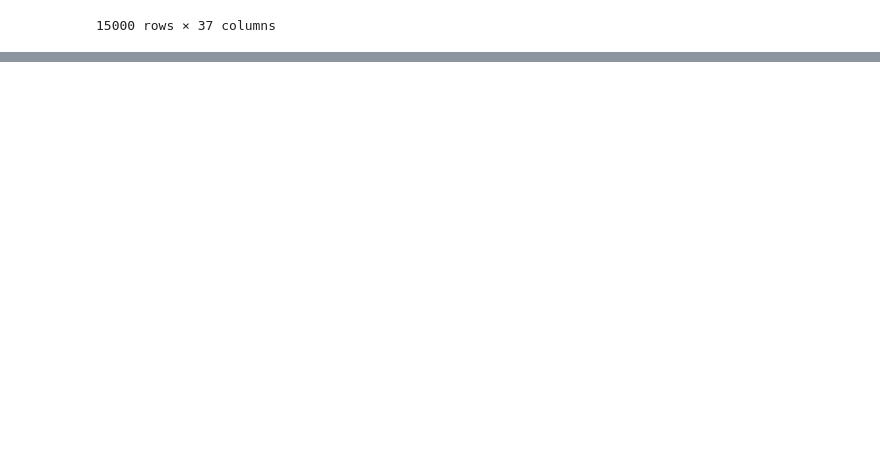
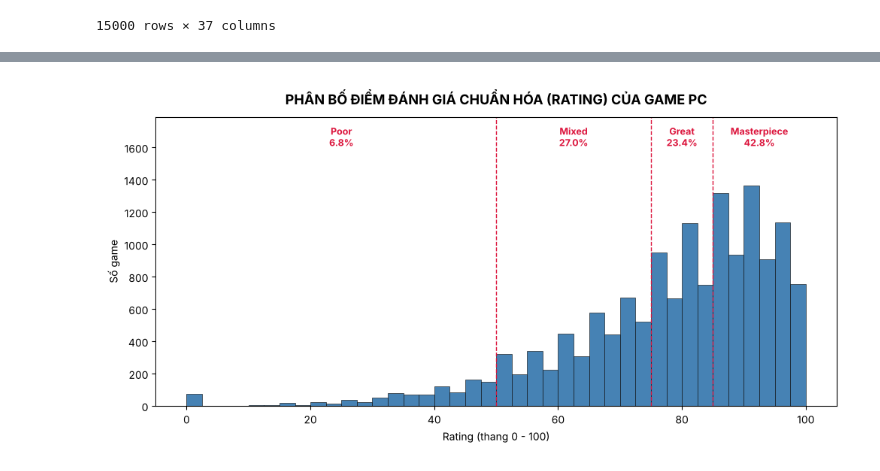
Before and after one commit to hoangle040706/Gaming-Market-Industry-Analytics, a Jupyter notebook: notebooks/etl/01_etl_pc.ipynb, the cells around one changed output, grey strips where cells are left out. Drawn from its saved outputs; the diff is of its cells as text; code cells hidden in the pictures; blank space fills up the shorter version.

```diff
--- a/notebooks/etl/01_etl_pc.ipynb
+++ b/notebooks/etl/01_etl_pc.ipynb
@@ -287,0 +345,31 @@ df_cleaned.to_csv(PROCESSED_DATA_PATH, index=False, encoding='utf-8-sig')
+# %%
+# Biểu đồ 2: Phân bố điểm đánh giá chuẩn hóa (Rating)
+tier_share = (
+    df_eda['Rating_Tier'].value_counts(normalize=True) * 100
+)
+
+fig, ax = plt.subplots(figsize=(10, 5))
+ax.hist(df_eda['Rating'].dropna(), bins=40, range=(0, 100),
+        color='steelblue', edgecolor='black', linewidth=0.4)
+for x in (50, 75, 85):
+    ax.axvline(x, color='crimson', linestyle='--', linewidth=1)
+
+# Chừa khoảng trống phía trên để ghi nhãn hạng
+ax.set_ylim(0, ax.get_ylim()[1] * 1.25)
+top = ax.get_ylim()[1]
+tiers = [('Poor', 25), ('Mixed', 62.5),
+         ('Great', 80), ('Masterpiece', 92.5)]
+for name, x in tiers:
+    ax.text(x, top * 0.97, f'{name}\n{tier_share[name]:.1f}%',
+            ha='center', va='top', fontsize=9,
+            color='crimson', fontweight='bold')
+
+ax.set_title('PHÂN BỐ ĐIỂM ĐÁNH GIÁ CHUẨN HÓA (RATING) CỦA GAME PC',
+             fontsize=13, fontweight='bold', pad=12)
+ax.set_xlabel('Rating (thang 0 - 100)')
+ax.set_ylabel('Số game')
+plt.tight_layout()
+plt.savefig(os.path.join(EDA_DIR, 'eda_pc_2_rating.png'), dpi=150)
+plt.show()
+# %% [output]
+[figure, added]
```
Also changed, not shown: parts of 4 cells of this notebook.
